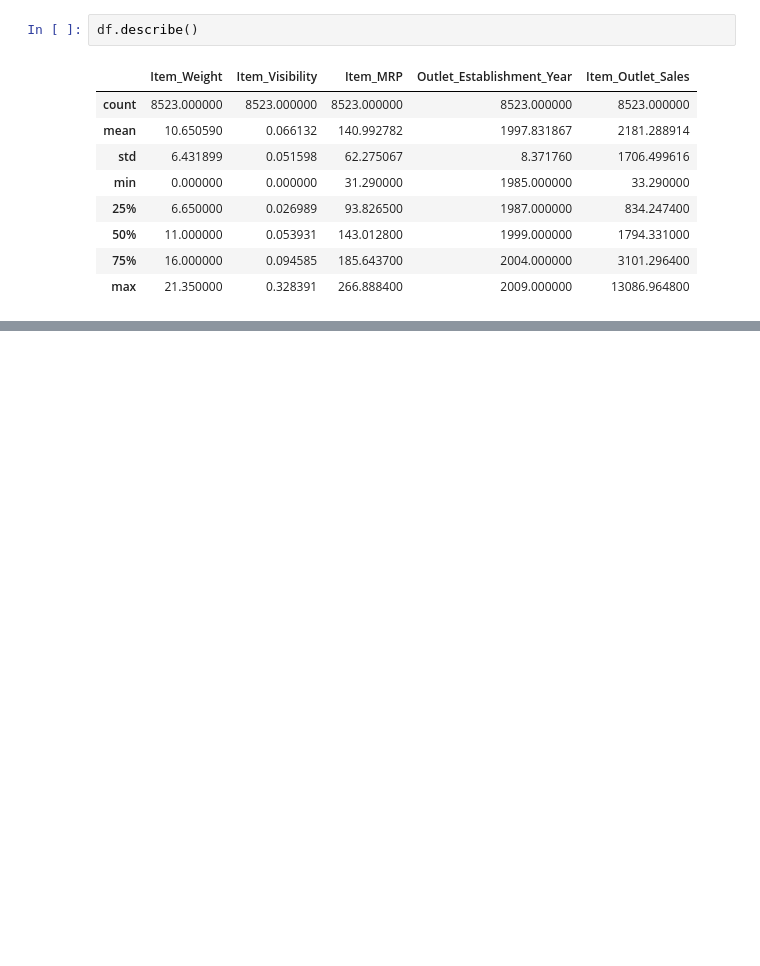
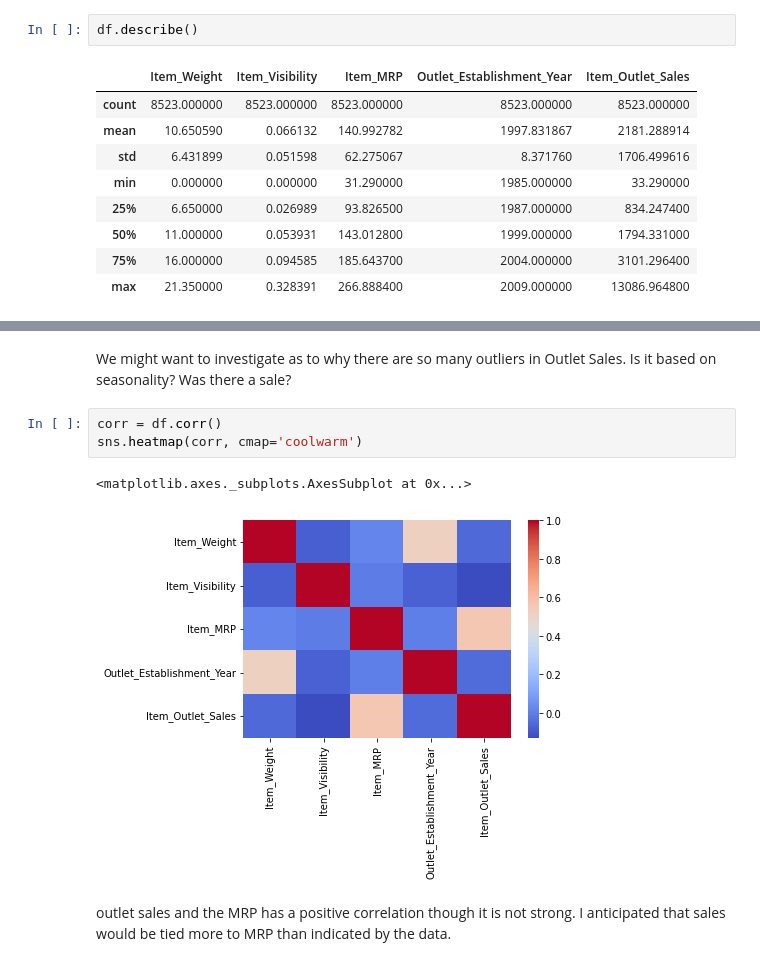
Before and after one commit to JPeebles-DataScientist/Project1_Core, a Jupyter notebook: Project1_Core.ipynb, the cells around one changed output, grey strips where cells are left out. Cells and saved outputs as stored; diff of their text form; blank space fills up the shorter version.

```diff
--- a/Project1_Core.ipynb
+++ b/Project1_Core.ipynb
@@ -96,0 +118,10 @@ df.describe()
+# %% [markdown]
+We might want to investigate as to why there are so many outliers in Outlet Sales. Is it based on seasonality? Was there a sale?
+# %%
+corr = df.corr()
+sns.heatmap(corr, cmap='coolwarm')
+# %% [output]
+<matplotlib.axes._subplots.AxesSubplot at 0x...>
+[figure, added]
+# %% [markdown]
+outlet sales  and the MRP has a positive correlation though it is not strong. I anticipated that sales would be tied more to MRP than indicated by the data.
```
Also changed, not shown: parts of 6 cells of this notebook.
